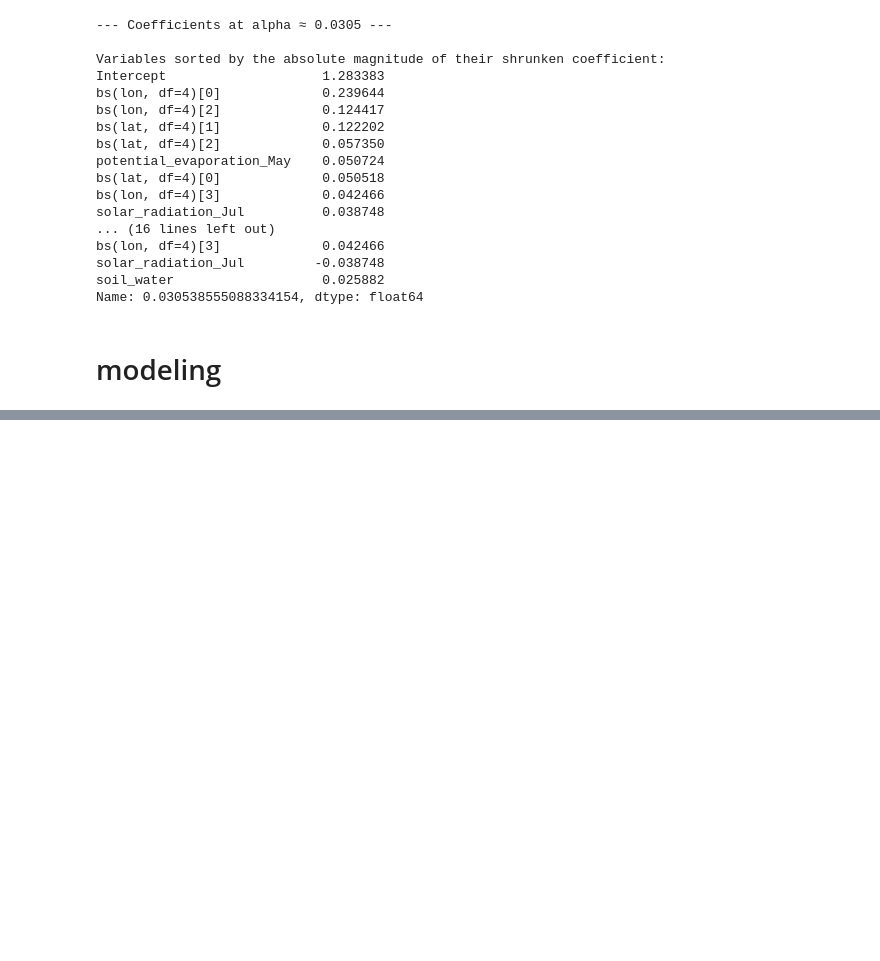
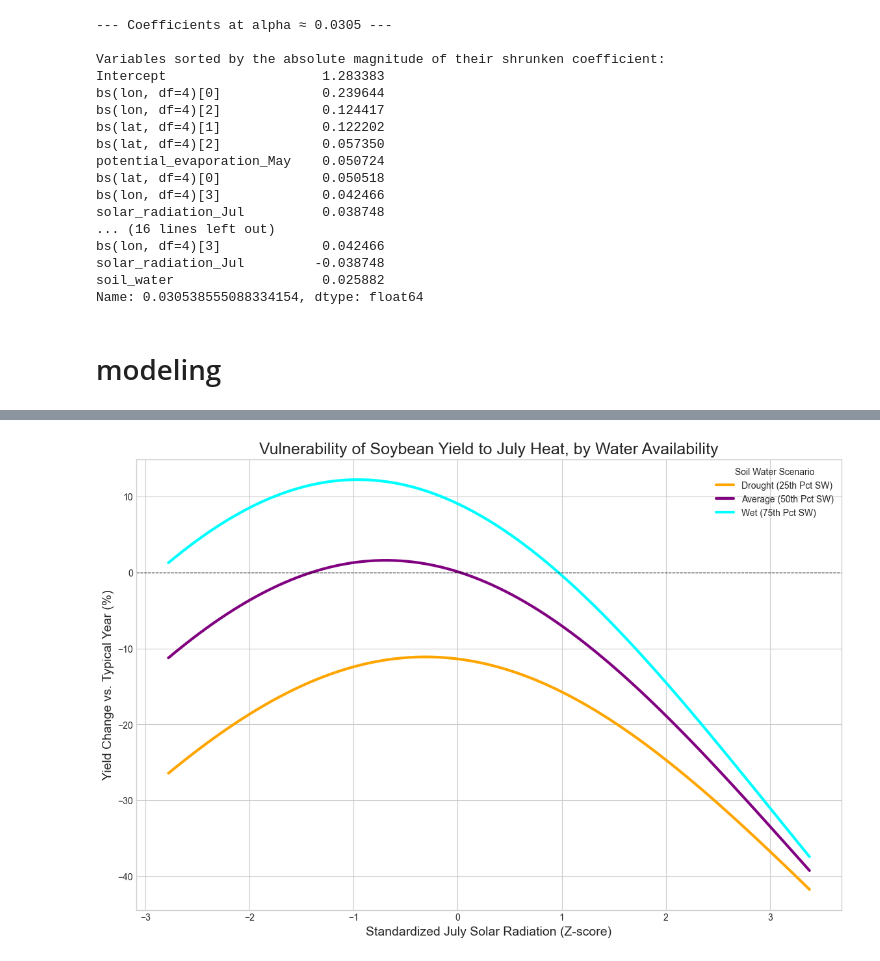
Before and after one commit to Lydig/climarisc, a Jupyter notebook: notebooks/41-soybean-gamma-model.ipynb, the cells around one changed output, grey strips where cells are left out. Saved outputs shown, nothing was run; the diff lists cells and outputs as text; code cells hidden in the pictures; blank space fills up the shorter version.

Commit message:
finished soybean notebook. The only thing left is the two versions of wheat

```diff
--- a/notebooks/41-soybean-gamma-model.ipynb
+++ b/notebooks/41-soybean-gamma-model.ipynb
@@ -434,7 +434,7 @@ try:
     # --- 2. Define and Fit the Champion Model ---
     # This formula contains only the variables that proved robust in the regularization step.
     # We use statsmodels.formula.api which simplifies fitting models from a formula string.
-    champion_formula = "yield_soybean ~ year + bs(lat, df=4) + bs(lon, df=4) + potential_evaporation_May + solar_radiation_Jul + soil_water + solar_radiation_Sep + precipitation_May + solar_radiation_Aug"
+    champion_formula = "yield_soybean ~ year + bs(lat, df=4) + bs(lon, df=4) + potential_evaporation_May + solar_radiation_Jul + soil_water + precipitation_May"
 
     # Initialize the GLM model using the formula and the dataframe.
     # Specify the Gamma family with a log link as planned.
@@ -483,0 +919,89 @@ This will be our benchmark for comparison.
+# %%
+print("--- Generating Final Vulnerability Curves for Soybean ---")
+
+# --- 1. Load and Prepare Data ---
+file_path = '../data-cherry-pick/soybean_ITnorth_core41_1982_2016_allstressors_with_monthly.csv'
+
+try:
+    df_soybean = pd.read_csv(file_path)
+    df_soybean = df_soybean[df_soybean['yield_soybean'] > 0].copy()
+
+    # Standardize the necessary variables
+    df_soybean["solar_rad_Jul_z"] = (df_soybean["solar_radiation_Jul"] - df_soybean["solar_radiation_Jul"].mean()) / df_soybean["solar_radiation_Jul"].std()
+    print("Data prepared successfully.")
+
+    # --- 2. Fit Our Final Champion Model ---
+    final_champion_formula = """
+        yield_soybean ~ year + bs(lat, df=4) + bs(lon, df=4) +
+                        potential_evaporation_May + solar_rad_Jul_z +
+                        soil_water + precipitation_May +
+                        I(solar_rad_Jul_z**2) + I(precipitation_May**2) +
+                        solar_rad_Jul_z:soil_water + potential_evaporation_May:solar_rad_Jul_z
+    """
+    final_model = smf.glm(
+        formula=final_champion_formula,
+        data=df_soybean,
+        family=sm.families.Gamma(link=sm.families.links.log())
+    ).fit()
+    print(f"Final champion model for Soybean fitted successfully. AIC: {final_model.aic:.2f}\n")
+
+    # --- 3. Define Scenarios and the Baseline ---
+    # We define our water stress scenarios
+    sw_quantiles = df_soybean['soil_water'].quantile([0.25, 0.5, 0.75])
+    scenarios = {
+        'Drought (25th Pct SW)': {'value': sw_quantiles[0.25], 'color': 'orange'},
+        'Average (50th Pct SW)': {'value': sw_quantiles[0.50], 'color': 'purple'},
+        'Wet (75th Pct SW)': {'value': sw_quantiles[0.75], 'color': 'cyan'}
+    }
+
+    # Our "typical year" is an average year for water and an average year for heat
+    median_values = {
+        'year': df_soybean['year'].median(),
+        'lat': df_soybean['lat'].median(),
+        'lon': df_soybean['lon'].median(),
+        'potential_evaporation_May': df_soybean['potential_evaporation_May'].median(),
+        'solar_rad_Jul_z': df_soybean['solar_rad_Jul_z'].median(), # Median (average) heat
+        'soil_water': df_soybean['soil_water'].median(),      # Median (average) water
+        'precipitation_May': df_soybean['precipitation_May'].median()
+    }
+    X_baseline = pd.DataFrame(median_values, index=[0])
+    yield_baseline = final_model.get_prediction(X_baseline).summary_frame()['mean'].iloc[0]
+    print(f"Predicted baseline yield for a typical case (median heat, median water): {yield_baseline:.2f} t/ha")
+
+    # --- 4. Generate and Plot Vulnerability for Each Scenario ---
+    print("Generating the vulnerability curve plot...")
+    sns.set_style("whitegrid")
+    fig, ax = plt.subplots(figsize=(14, 9))
+
+    solar_jul_z_range = np.linspace(df_soybean['solar_rad_Jul_z'].min(), df_soybean['solar_rad_Jul_z'].max(), 100)
+
+    for scenario_name, props in scenarios.items():
+        # Create the prediction grid for this scenario
+        pred_df_scenario = pd.DataFrame(median_values, index=range(100))
+        pred_df_scenario['solar_rad_Jul_z'] = solar_jul_z_range # Vary heat on x-axis
+        pred_df_scenario['soil_water'] = props['value']     # Set the water level for this scenario
+
+        # Get predictions
+        preds = final_model.get_prediction(pred_df_scenario).summary_frame(alpha=0.05)
+        yield_predicted = preds['mean']
+
+        # Calculate percentage change from the single baseline
+        yield_change_pct = ((yield_predicted - yield_baseline) / yield_baseline) * 100
+
+        # Plot the vulnerability curve for this scenario
+        ax.plot(solar_jul_z_range, yield_change_pct, color=props['color'], linewidth=3, label=scenario_name)
+
+    ax.axhline(0, color='black', linestyle='--', linewidth=0.8)
+    ax.set_title('Vulnerability of Soybean Yield to July Heat, by Water Availability', fontsize=18)
+    ax.set_xlabel('Standardized July Solar Radiation (Z-score)', fontsize=14)
+    ax.set_ylabel('Yield Change vs. Typical Year (%)', fontsize=14)
+    ax.legend(title='Soil Water Scenario')
+    ax.yaxis.set_major_formatter(PercentFormatter())
+
+    plt.show()
+
+except FileNotFoundError:
+    print(f"ERROR: File not found at the specified path: {file_path}")
+except Exception as e:
+    print(f"An unexpected error occurred: {e}")
+# %% [output]
@@ -483,0 +1015 @@ This will be our benchmark for comparison.
+[figure, added]
```
Also changed, not shown: parts of 15 cells of this notebook.
